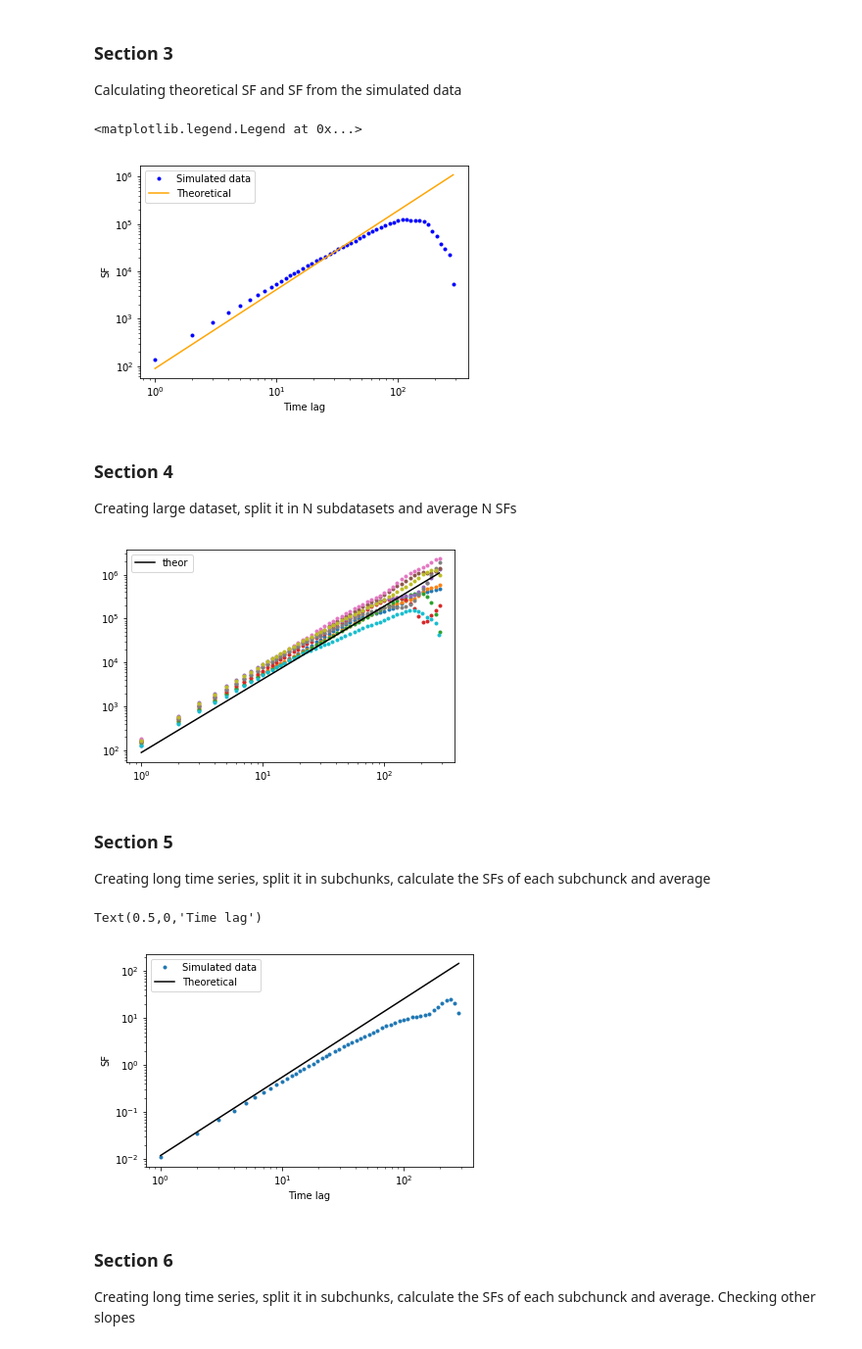
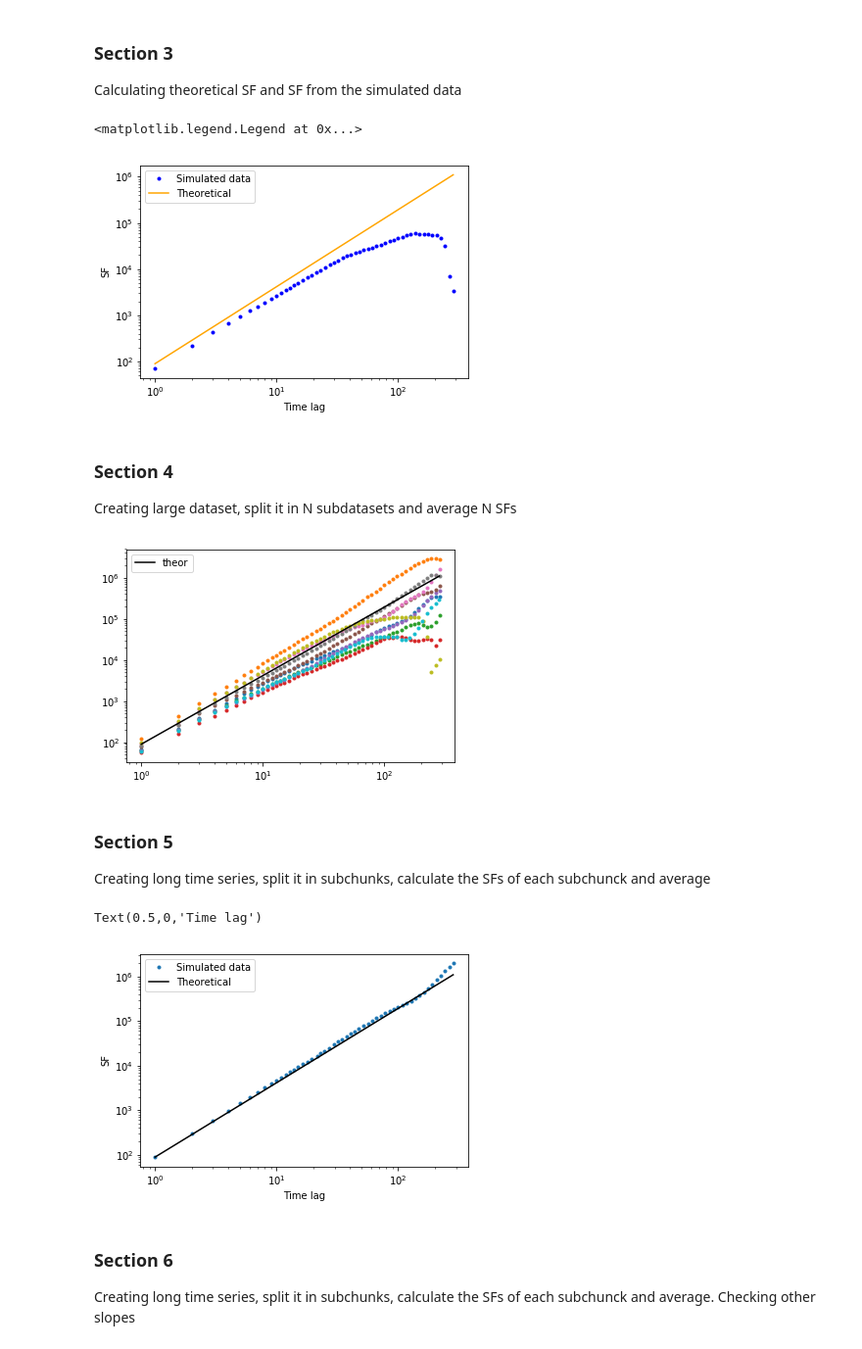
Before and after one commit to natazipper/SFs_and_more, a Jupyter notebook: SF_analysis.ipynb, the cells around one changed output. Shown at 98% size. Cells and saved outputs as stored; diff of their text form; code cells hidden in the pictures.

Commit message:
Have corrected the coefficients according to Keith

```diff
--- a/SF_analysis.ipynb
+++ b/SF_analysis.ipynb
@@ -75,7 +75,7 @@ time_list=np.arange(0., Len, 1)
 f=np.fft.fftfreq(Len, 1)
 pos_f = np.array([x for x in f if x > 0])
 #the shape of PSD spectrum (after equation B11 from Emmanolopuolos)
-PSD_sim=pos_f**(-a)*Len
+PSD_sim=pos_f**(-a)*Len/2.
 A_sim=np.sqrt(PSD_sim)
 phi=np.random.uniform(0, 2*math.pi, len(pos_f)) #random phase
 z_sim_positive=A_sim*np.exp(1j*phi)
@@ -118,8 +118,8 @@ diff_time_s, SF_list_s, err_list_s=np.sort(diff_time), SF_list[np.argsort(diff_t
 time_av, SF_av, err_av=SF_aver(diff_time, time_list, SF_list, 70, err_list)
 
 #theoretical structure function (according to equation B11 from Emmanoupulos)
-coeff2=-2.**(a)*math.pi**(a-1)*np.sin(a*math.pi/2.)*math.gamma(1-a)
-SF_theor=coeff2*(10**time_av)**(a-1)
+coeff2=-2.**(a)*math.pi**(a-1.)*np.sin(a*math.pi/2.)*math.gamma(1.-a)
+SF_theor=coeff2*(10**time_av)**(a-1.)
 
 plt.plot(10**time_av, SF_av, ".", label="Simulated data", c="blue")
 #plt.plot(10**time_av, SF_av2, ".")
@@ -132,7 +132,7 @@ plt.legend()
 #plt.show()
 # %% [output]
 <matplotlib.legend.Legend at 0x...>
-[figure, old version]
+[figure, new version]
 # %% [markdown]
 ### Section 4
 Creating large dataset, split it in N subdatasets and average N SFs
@@ -147,35 +147,35 @@ Len=10*sub_data
 time_list=np.arange(0., Len, 1)
 #frequency stemps, corresponding to time stemps
 f=np.fft.fftfreq(Len, 1)[1:int(len(time_list)/2)]
 err=np.array([1.**2 for i in range(len(time_list))])
 #the shape of PSD spectrum (after equation B11 from Emmanolopuolos)
-PSD_sim=f**(-a)*Len
+PSD_sim=f**(-a)*Len/2.
 A_sim=np.sqrt(PSD_sim)
 phi=np.random.uniform(0, 2*math.pi, len(f)) #random phase
 z_sim_positive=A_sim*np.exp(1j*phi)
 z_sim_negative=np.flip(A_sim*np.exp(-1j*phi))
 #not sure about the first element of the Fourier
 z_0=np.array([A_sim[0]])
 z_sim=np.append(np.append(z_0, z_sim_positive), z_sim_negative)
 list_signal=np.real(np.fft.ifft(z_sim))
 for k in range(10):
 
 	#calculate SF from the data
 	diff_time, SF_list, err_list=SF(list_signal[k*sub_data:(k+1)*sub_data], time_list[k*sub_data:(k+1)*sub_data], err)
 	time_av, SF_av, err_av=SF_aver(diff_time, time_list, SF_list, 70, err_list)
 
 	#theoretical structure function (according to equation B11 from Emmanoupulos)
 	coeff2=-2.**(a)*math.pi**(a-1)*np.sin(a*math.pi/2.)*math.gamma(1-a)
 	SF_theor=coeff2*(10**time_av)**(a-1)
 
 	plt.plot(10**time_av, SF_av, ".")
 	#plt.plot(10**time_av, SF_av2, ".")
 plt.plot(10**time_av, SF_theor, "black", label="theor")
 plt.legend()
 plt.xscale("log")
 plt.yscale("log")
 # %% [output]
-[figure, old version]
+[figure, new version]
 # %% [markdown]
 ### Section 5
 Creating long time series, split it in subchunks, calculate the SFs of each subchunck and average
@@ -218,7 +218,7 @@ SF_theor=coeff2*(10**time_av)**(a-1)
 # %%
 plt.plot(10**time_av, SF_av, ".", label="Simulated data")
 #plt.plot(10**time_av, SF_av2, ".")
-plt.plot(10**time_av, SF_theor/Len*2, "black", label="Theoretical")
+plt.plot(10**time_av, SF_theor, "black", label="Theoretical")
 plt.legend()
 plt.xscale("log")
 plt.yscale("log")
@@ -226,7 +226,7 @@ plt.ylabel("SF")
 plt.xlabel("Time lag")
 # %% [output]
 Text(0.5,0,'Time lag')
-[figure, old version]
+[figure, new version]
 # %% [markdown]
 ### Section 6
 Creating long time series, split it in subchunks, calculate the SFs of each subchunck and average. Checking other slopes
```
Also changed, not shown: parts of 4 cells of this notebook.
